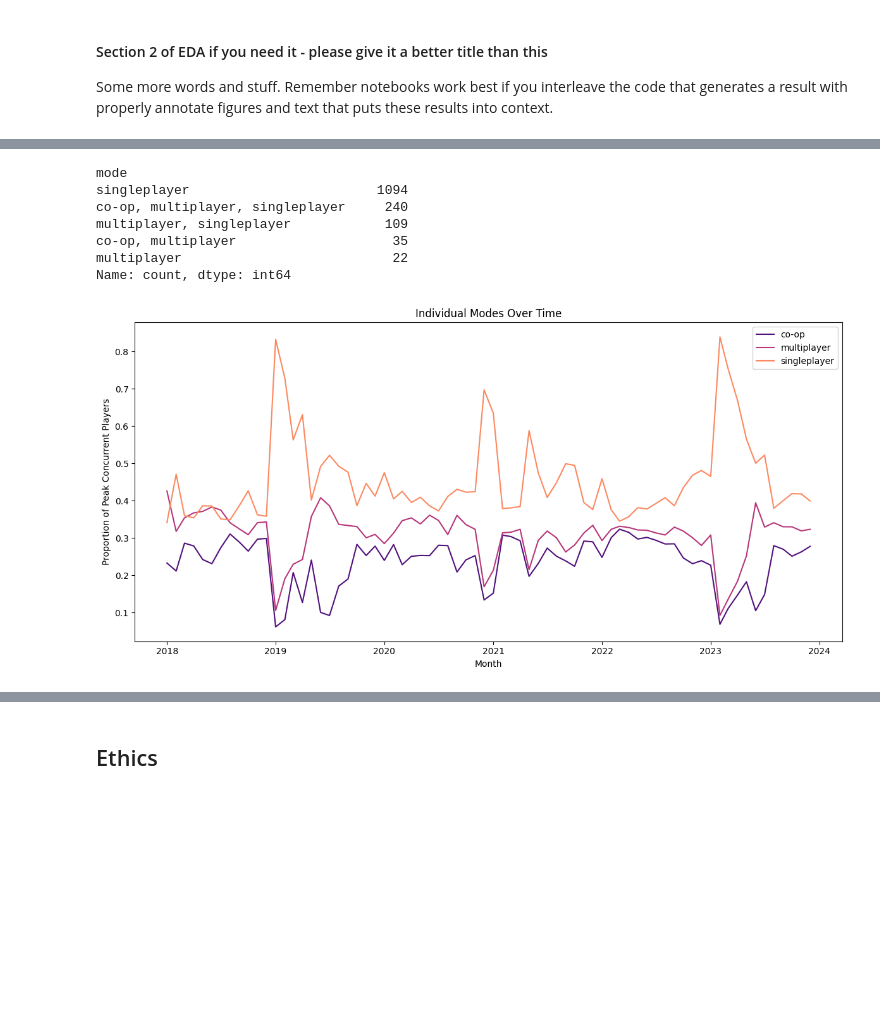
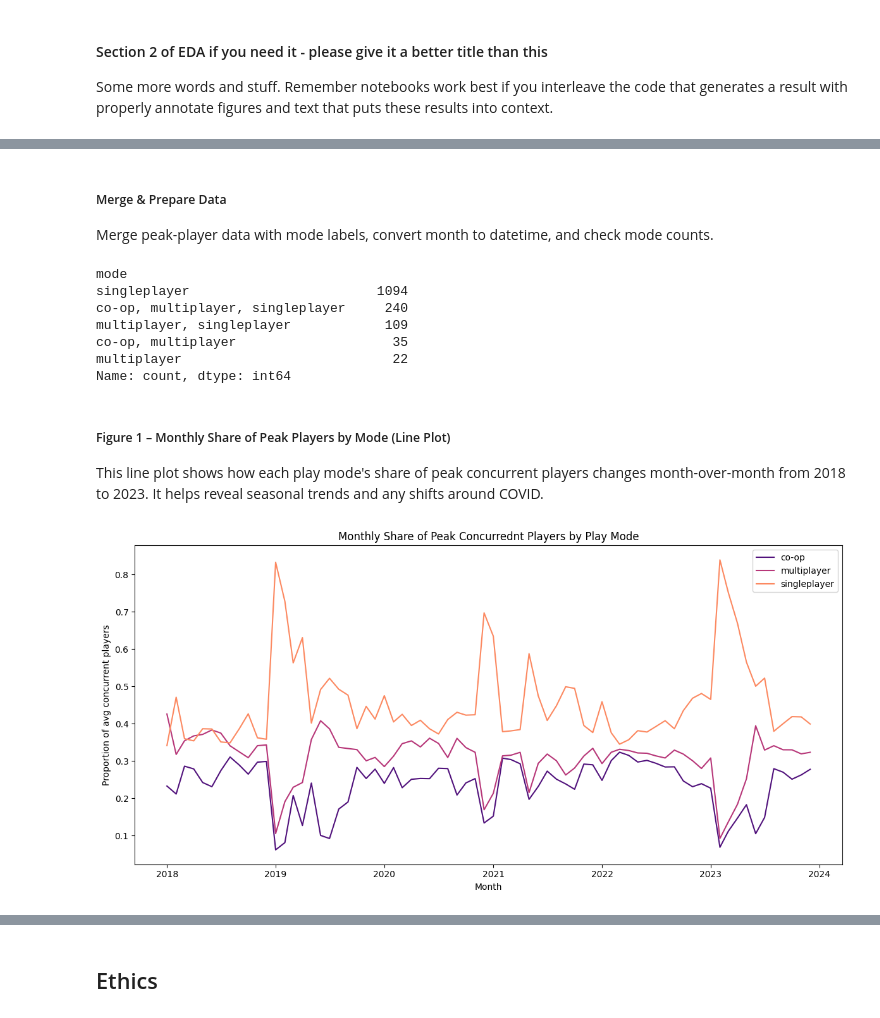
Before and after one commit to COGS108/Group038_WI26, a Jupyter notebook: 02-EDACheckpoint.ipynb, the cells around one changed output, grey strips where cells are left out. Drawn from its saved outputs; the diff is of its cells as text; code cells hidden in the pictures; blank space fills up the shorter version.

```diff
--- a/02-EDACheckpoint.ipynb
+++ b/02-EDACheckpoint.ipynb
@@ -164,6 +178,10 @@ def explode_individual(df):
     df_exploded['mode'] = df_exploded['mode'].str.split(', ')
     df_exploded = df_exploded.explode('mode')
     return df_exploded
+# %% [markdown]
+##### Merge & Prepare Data
+
+Merge peak-player data with mode labels, convert month to datetime, and check mode counts.
 # %%
 df_mode = explode_mode(load_tags())
 df = df_peak.merge(df_mode[['appid', 'year', 'mode']], on=['appid', 'year'], how='inner')
@@ -179,30 +197,34 @@ multiplayer, singleplayer            109
 co-op, multiplayer                    35
 multiplayer                           22
 Name: count, dtype: int64
+# %% [markdown]
+##### Figure 1 – Monthly Share of Peak Players by Mode (Line Plot)
+
+This line plot shows how each play mode's share of peak concurrent players changes month-over-month from 2018 to 2023. It helps reveal seasonal trends and any shifts around COVID.
 # %%
 monthly_prop_combined = monthly_proportions(df)
 df_individual = explode_individual(df)
 monthly_prop_individual = monthly_proportions(df_individual)
 
 
 
 #fig, (ax1, ax2) = plt.subplots(1, 2, figsize=(16, 5))
 
 #sns.lineplot(data=monthly_prop_combined, x='month_dt', y='proportion', hue='mode', palette='magma', ax=ax1)
 #ax1.set_xlabel("Month")
 #ax1.set_ylabel("Proportion of Peak Concurrent Players")
 #ax1.set_title("Combined Mode Categories Over Time")
 #ax1.tick_params(axis='x', rotation=45)
 #ax1.legend(loc="best")
 
 plt.figure(figsize=(12, 6))
 g1 = sns.lineplot(data=monthly_prop_individual, x='month_dt', y='proportion', hue='mode', palette='magma')
 g1.set_xlabel("Month")
-g1.set_ylabel("Proportion of Peak Concurrent Players")
-g1.set_title("Individual Modes Over Time")
+g1.set_ylabel("Proportion of avg concurrent players")
+g1.set_title("Monthly Share of Peak Concurrednt Players by Play Mode")
 g1.legend(loc="best")
 
 plt.tight_layout()
 plt.show()
 # %% [output]
-[figure, old version]
+[figure, new version]
```
Also changed, not shown: parts of 11 cells of this notebook.
